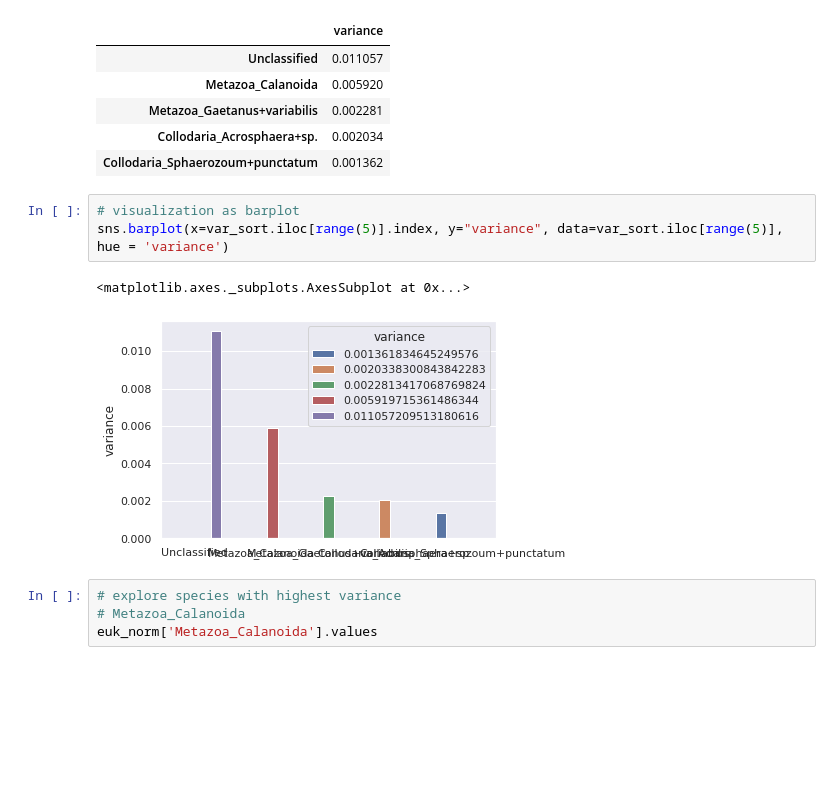
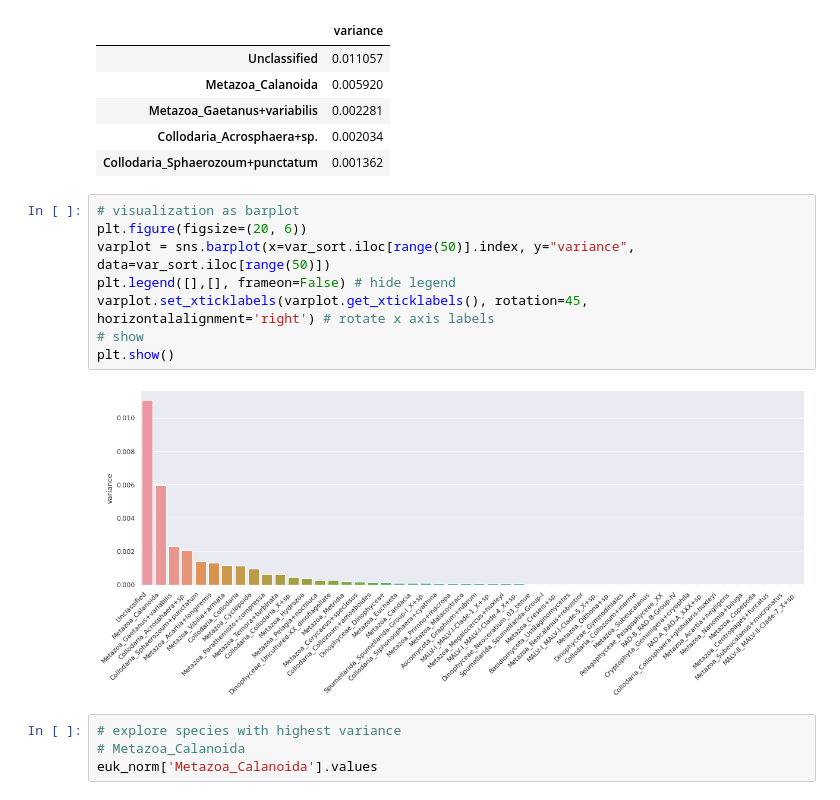
Before and after one commit to jonas-richter/tara_guidi2016_data, a Jupyter notebook: Eukaryote_abundance.ipynb, the cells around one changed output. Cells and saved outputs as stored; diff of their text form; blank space fills up the shorter version.

```diff
--- a/Eukaryote_abundance.ipynb
+++ b/Eukaryote_abundance.ipynb
@@ -111,10 +124,14 @@ var_sort.head()
 | Collodaria_Sphaerozoum+punctatum | 0.001362 |
 # %%
 # visualization as barplot
-sns.barplot(x=var_sort.iloc[range(5)].index, y="variance", data=var_sort.iloc[range(5)], hue = 'variance')
+plt.figure(figsize=(20, 6))
+varplot = sns.barplot(x=var_sort.iloc[range(50)].index, y="variance", data=var_sort.iloc[range(50)])
+plt.legend([],[], frameon=False) # hide legend
+varplot.set_xticklabels(varplot.get_xticklabels(), rotation=45, horizontalalignment='right') # rotate x axis labels
+# show
+plt.show()
 # %% [output]
-<matplotlib.axes._subplots.AxesSubplot at 0x...>
-[figure, old version]
+[figure, new version]
 # %%
 # explore species with highest variance
 # Metazoa_Calanoida
```
Also changed, not shown: parts of 13 cells of this notebook.
